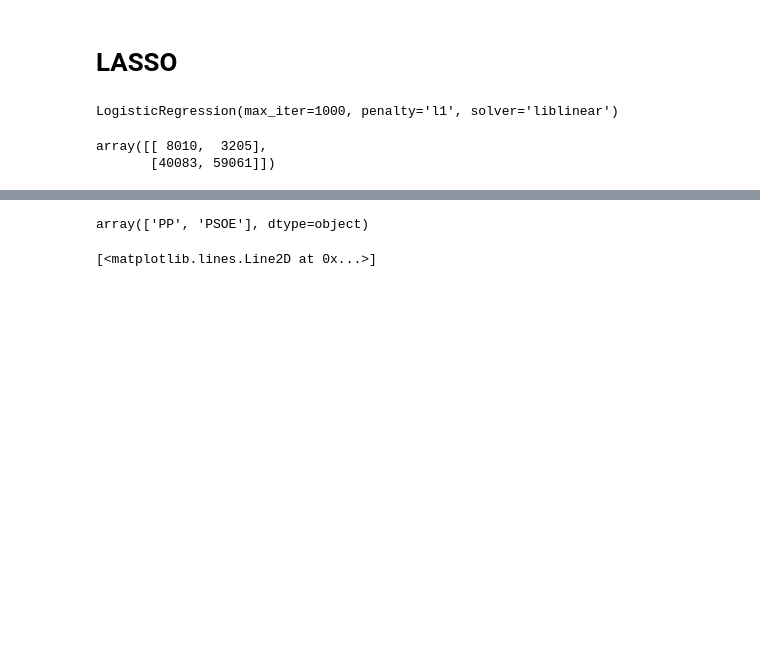
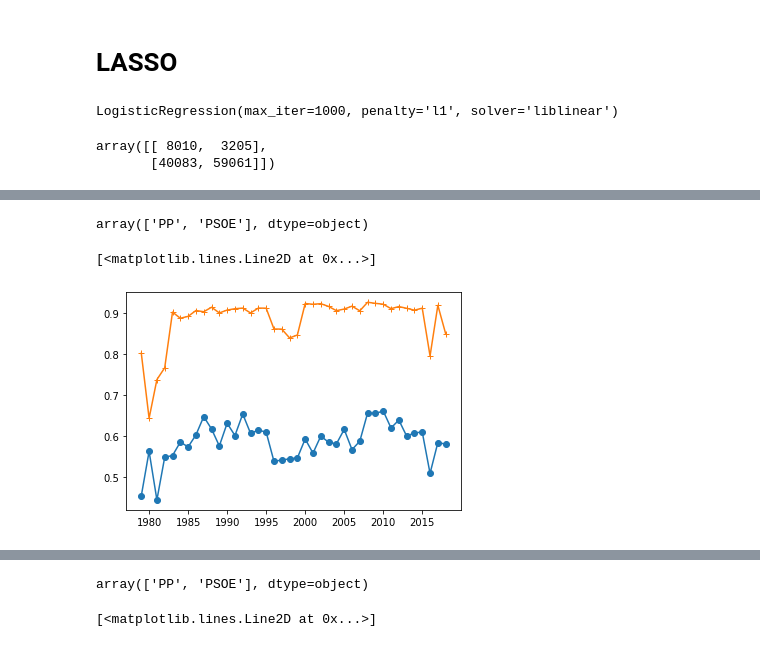
Before and after one commit to LCaravaggio/politext, a Jupyter notebook: Toda_la_base.ipynb, the cells around one changed output, grey strips where cells are left out. Drawn from its saved outputs; the diff is of its cells as text; code cells hidden in the pictures; blank space fills up the shorter version.

```diff
--- a/Toda_la_base.ipynb
+++ b/Toda_la_base.ipynb
@@ -19,7 +20,7 @@ PP      144895
 Name: party, dtype: int64
 # %%
 from sklearn.model_selection import train_test_split
-base['tokens']=base["tokens"].map(' '.join)
+#base['tokens']=base["tokens"].map(' '.join)
 X_train, X_test, y_train, y_test = train_test_split(base.loc[:, base.columns != 'party'], base['party'], test_size=0.33, random_state=42)
 # %%
 # Balance de clase
@@ -28,3 +29,8 @@ y_train.value_counts()
 PSOE    127260
 PP       96802
 Name: party, dtype: int64
+# %%
+import nltk
+nltk.download('stopwords')
+from nltk.corpus import stopwords
+stopwords=stopwords.words('spanish')
@@ -31,3 +40,13 @@ Name: party, dtype: int64
+# %%
+# Se incorporan las stopwords sugeridas por Federico
+stopwords.extend(['señor', 'señora', 'mucha', 'gracia', 'año', 'pasado', 'cada', 'vez', 'uno', 'dos', 'tres', 'cuatro', 'cinco', 'seis' ,'siete', 'ocho', 'nueve', 'diez'])
+stopwords.extend(['hoy', 'aquí', 'primer', 'lugar', 'primera', 'segunda', 'primero', 'segundo', 'siguiente', 'tercer'])
+stopwords.extend(['convergencia', 'esquerra', 'republicana', 'grupo', 'parlamentaria', 'parlamentario', 'partido'])
+stopwords.extend(['enmienda', 'votación', 'favor', 'abstención', 'ley', 'real', 'decreto', 'decretoley', 'resultado', 'voto', 'sé' ,'sí', 'silencio' ,'favor'])
+stopwords.extend(['usted', 'señoría', 'presidente', 'presidenta', 'ministro', 'orden' , 'día', 'palabra', 'petición', 'posición', 'punto', 'vista', 'sesión', 'baldoví', 'duran', 'turno'])
+stopwords.extend(['hacer', 'frente', 'puede' ,'ser', 'va', 'voy', 'decir'])
+stopwords.extend(['millón', 'euro', 'emitido', 'efectuada', 'dio', 'comienzo', 'partido', 'queda', 'quedan', 'rechazada', 'aceptada', 'comienza', 'usted', 'sabe', 'abstención', 'diputado', 'gobierno'])
+stopwords.extend(['continuación', 'votamos', 'telemático', 'republicanaizquierda', 'unidainiciativa', 'puede', 'bien', 'propuesta' ,'abstencion', 'mayoría', 'absoluta', 'pregunta', 'don', 'vamos', 'votar', 'llevar', 'cabo', 'millón', 'muchas', 'gracias'])
 # %%
 from sklearn.feature_extraction.text import CountVectorizer
 cv=CountVectorizer(ngram_range=[2,2], max_features=200, stop_words=stopwords, max_df=0.95, min_df=0.001)
@@ -55,0 +113,35 @@ array([[ 8010,  3205],
+# %%
+# Entiendo que un número negativo en el coeficiente implica que el bigrama correlaciona bien con la clase 0, es decir PP. Por el otro lado, un coeficiente positivo implica que el bigrama correlaciona mejor con PSOE.
+lr.classes_
+# %% [output]
+array(['PP', 'PSOE'], dtype=object)
+# %%
+# LASOO por año
+from sklearn.metrics import f1_score
+
+macro=[]
+weighted=[]
+
+lr = LogisticRegression(penalty='l1', max_iter=1000, solver='liblinear')
+
+for x in range(1979,2019):
+  try:
+    base_year=base[pd.DatetimeIndex(base.fecha).year==x]
+    X_train, X_test, y_train, y_test = train_test_split(base_year.loc[:, base_year.columns != 'party'], base_year['party'], test_size=0.33, random_state=42)
+    train_matrix = vec.fit_transform(X_train['tokens'])
+    test_matrix = vec.transform(X_test['tokens'])
+    lr.fit(train_matrix,y_train)
+    predictions = lr.predict(test_matrix )
+    macro.append(f1_score(predictions,y_test, average='macro'))
+    weighted.append(f1_score(predictions,y_test, average='weighted'))
+  except:
+    macro.append(np.nan)
+    weighted.append(np.nan)
+# %%
+# Yo entiendo que el resultado relevante es el macro, porque considera el desbalance de clases
+import matplotlib.pyplot as plt
+plt.plot(range(1979,2019), macro, marker='o')
+plt.plot(range(1979,2019), weighted, marker='+')
+# %% [output]
+[<matplotlib.lines.Line2D at 0x...>]
+[figure, added]
```
Also changed, not shown: parts of 25 cells of this notebook.
